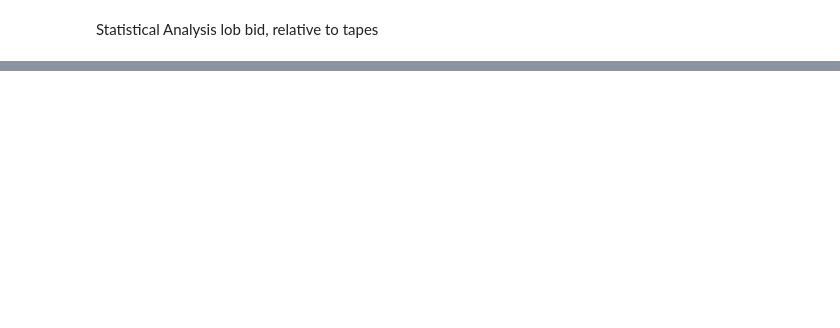
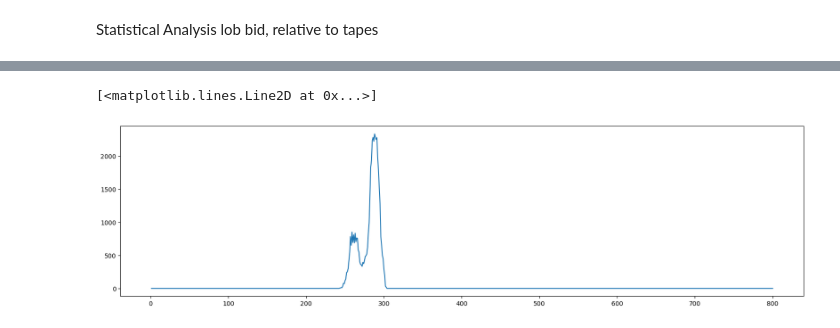
Before and after one commit to UoB-DSMP-2023-24/dsmp-2024-group-19, a Jupyter notebook: Forecasting/Hypothesis_Testing.ipynb, the cells around one changed output, grey strips where cells are left out. Drawn from its saved outputs; the diff is of its cells as text; code cells hidden in the pictures; blank space fills up the shorter version.

```diff
--- a/Forecasting/Hypothesis_Testing.ipynb
+++ b/Forecasting/Hypothesis_Testing.ipynb
@@ -36,3 +36,18 @@ Time taken to reach each day: 0.16023826599121094
 [figure]
 [<matplotlib.lines.Line2D at 0x...>]
 [figure]
+# %%
+tapes_price = day[2][:,1]
+tapes_volume = day[2][:,2]
+
+prices = np.arange(1, 801)
+volumes = np.zeros(800)
+
+for price in prices:
+    volumes[price-1] = np.sum(tapes_volume[tapes_price == price])
+# %%
+plt.figure(figsize=(20,5))
+plt.plot(prices, volumes)
+# %% [output]
+[<matplotlib.lines.Line2D at 0x...>]
+[figure, added]
```
Also changed, not shown: parts of 3 cells of this notebook.
